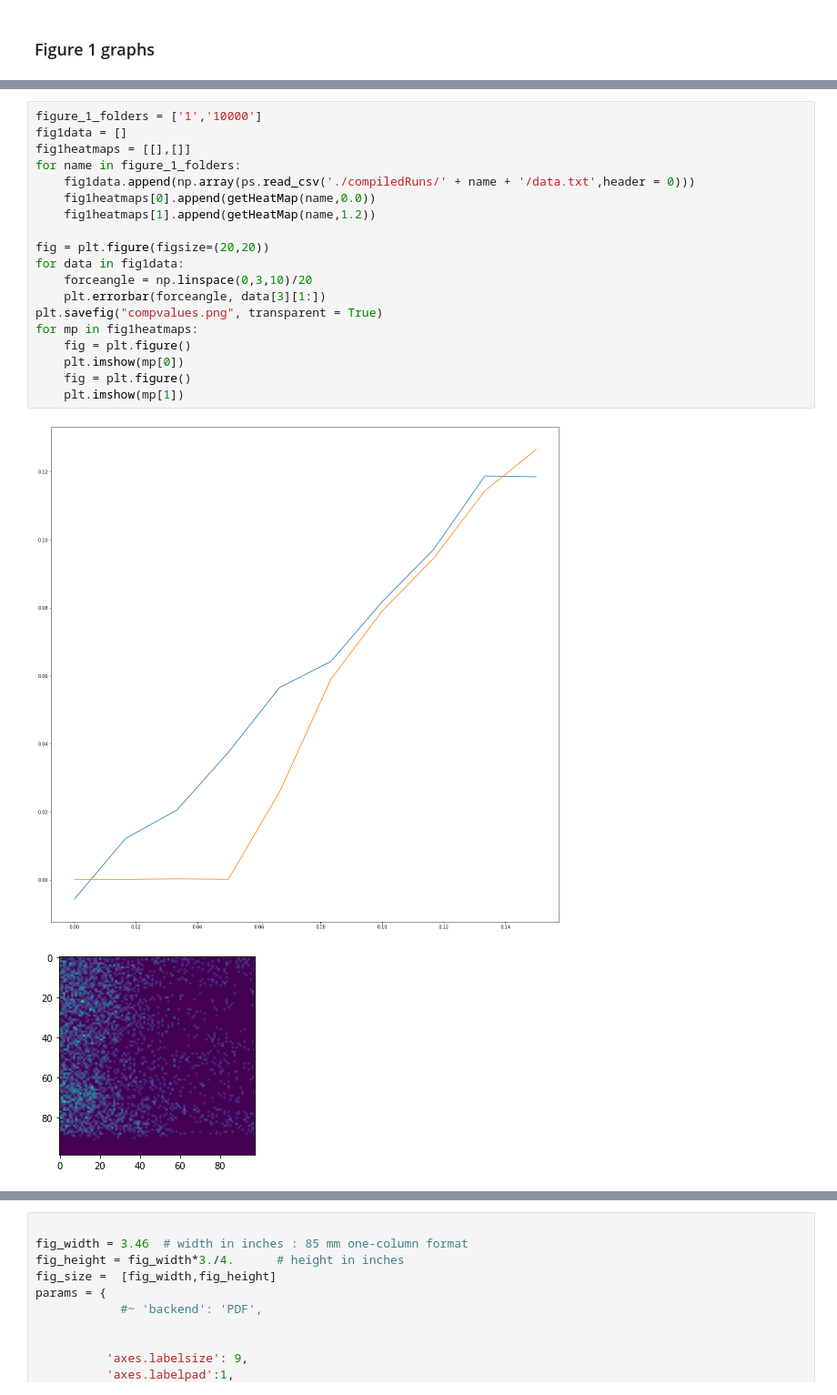
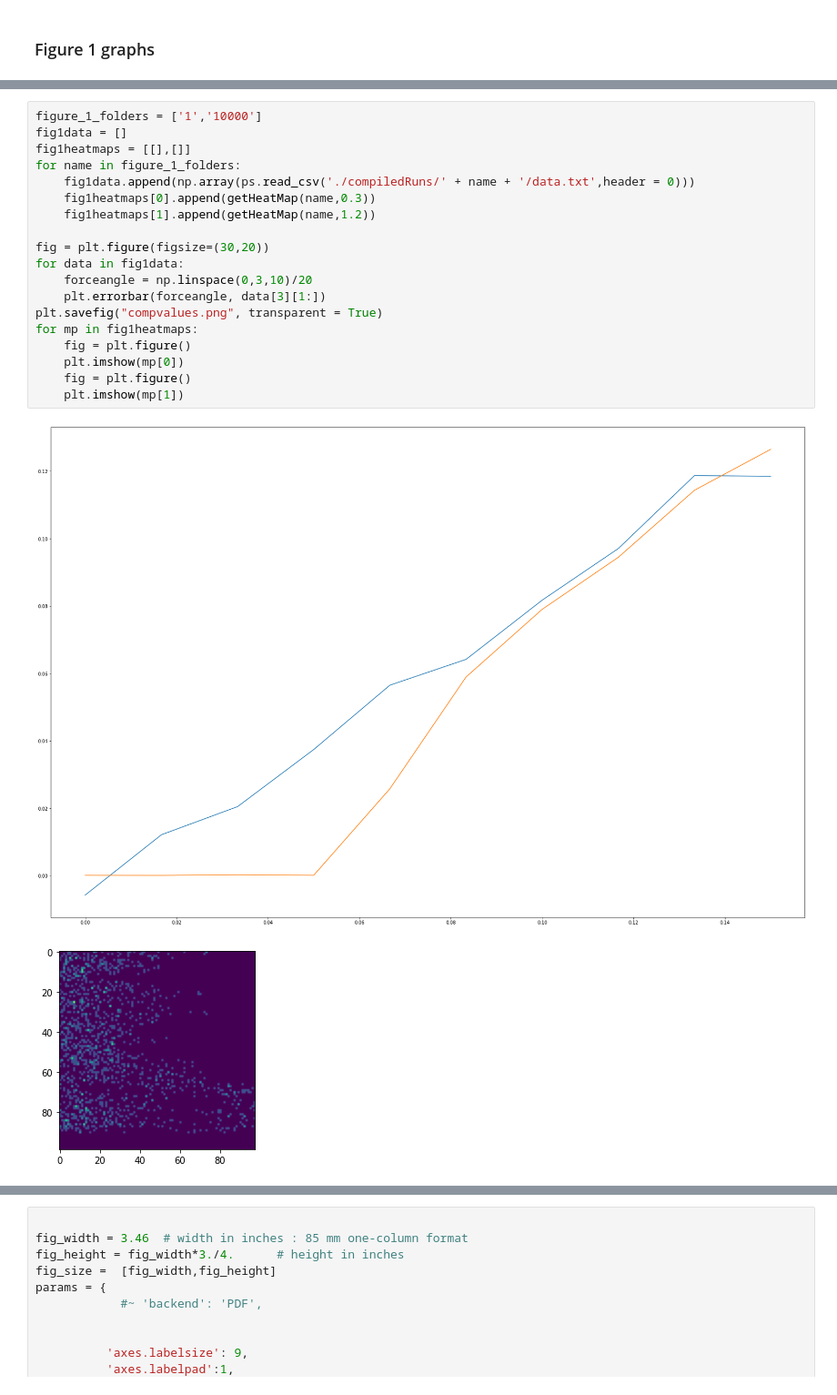
Before and after one commit to LevoSpacewars/Polymer-Tilt, a Jupyter notebook: graphs.ipynb, the cells around one changed output, grey strips where cells are left out. Shown: that part at 91% size. Drawn from its saved outputs; the diff is of its cells as text.

```diff
--- a/graphs.ipynb
+++ b/graphs.ipynb
@@ -37,22 +21,22 @@ The animation.avconv_args rcparam was deprecated in Matplotlib 3.3 and will be r
 # %%
 figure_1_folders = ['1','10000']
 fig1data = []
 fig1heatmaps = [[],[]]
 for name in figure_1_folders:
     fig1data.append(np.array(ps.read_csv('./compiledRuns/' + name + '/data.txt',header = 0)))
-    fig1heatmaps[0].append(getHeatMap(name,0.0))
+    fig1heatmaps[0].append(getHeatMap(name,0.3))
     fig1heatmaps[1].append(getHeatMap(name,1.2))
 
-fig = plt.figure(figsize=(20,20))
+fig = plt.figure(figsize=(30,20))
 for data in fig1data:
     forceangle = np.linspace(0,3,10)/20
     plt.errorbar(forceangle, data[3][1:])
 plt.savefig("compvalues.png", transparent = True)
 for mp in fig1heatmaps:
     fig = plt.figure()
     plt.imshow(mp[0])
     fig = plt.figure()
     plt.imshow(mp[1])
 # %% [output]
-[figure, old version]
+[figure, new version]
-[figure, old version]
+[figure, new version]
```
Also changed, not shown: parts of 4 cells of this notebook, 10 other files.
